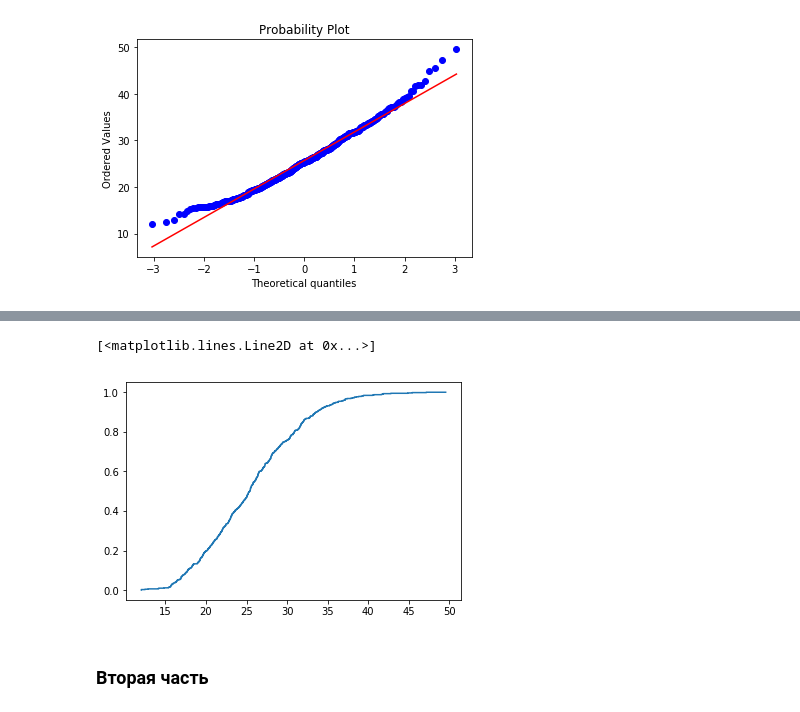
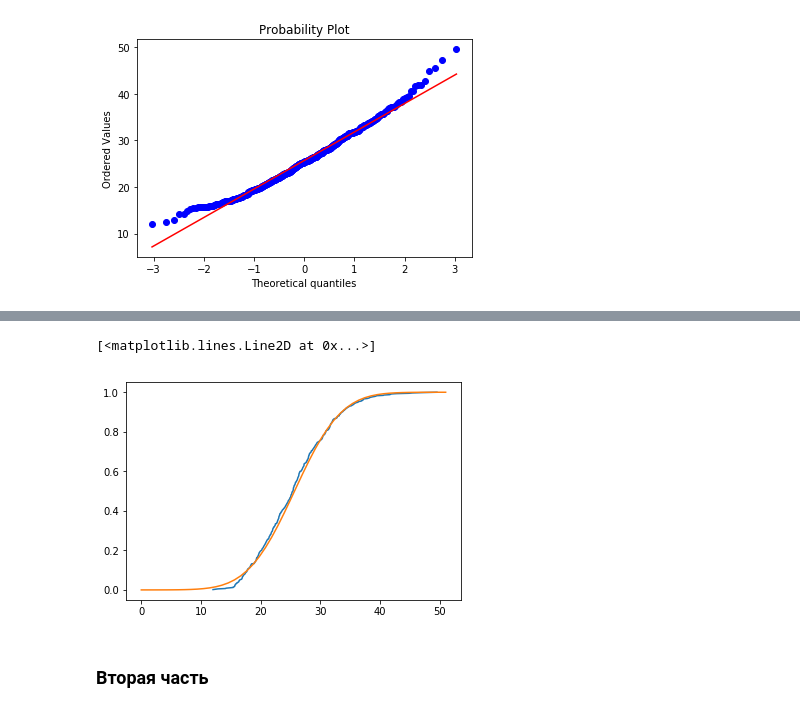
Before and after one commit to dataeli/netology-terver, a Jupyter notebook: hw3.ipynb, the cells around one changed output, grey strips where cells are left out. Saved outputs shown, nothing was run; the diff lists cells and outputs as text; code cells hidden in the pictures.

```diff
--- a/hw3.ipynb
+++ b/hw3.ipynb
@@ -122,9 +122,12 @@ Text(0.5, 0, '$x$')
-# %%
-ecdf = ECDF(diag_data)
-plt.step(ecdf.x, ecdf.y, label='ECDF')
-# %% [output]
-[<matplotlib.lines.Line2D at 0x...>]
-[figure, removed]
+# %%
+teor = np.linspace(0, 51, 50)
+ecdf = ECDF(diag_data)
+cdf = stats.norm(diag_data.mean(), diag_data.std()).cdf(teor)
+plt.plot(ecdf.x, ecdf.y, label='ECDF')
+plt.plot(teor, cdf, label='theoretical CDF')
+# %% [output]
+[<matplotlib.lines.Line2D at 0x...>]
+[figure, added]
 # %% [markdown]
 ### Вторая часть
 # %% [markdown]
```
Also changed, not shown: parts of 1 cell of this notebook.
